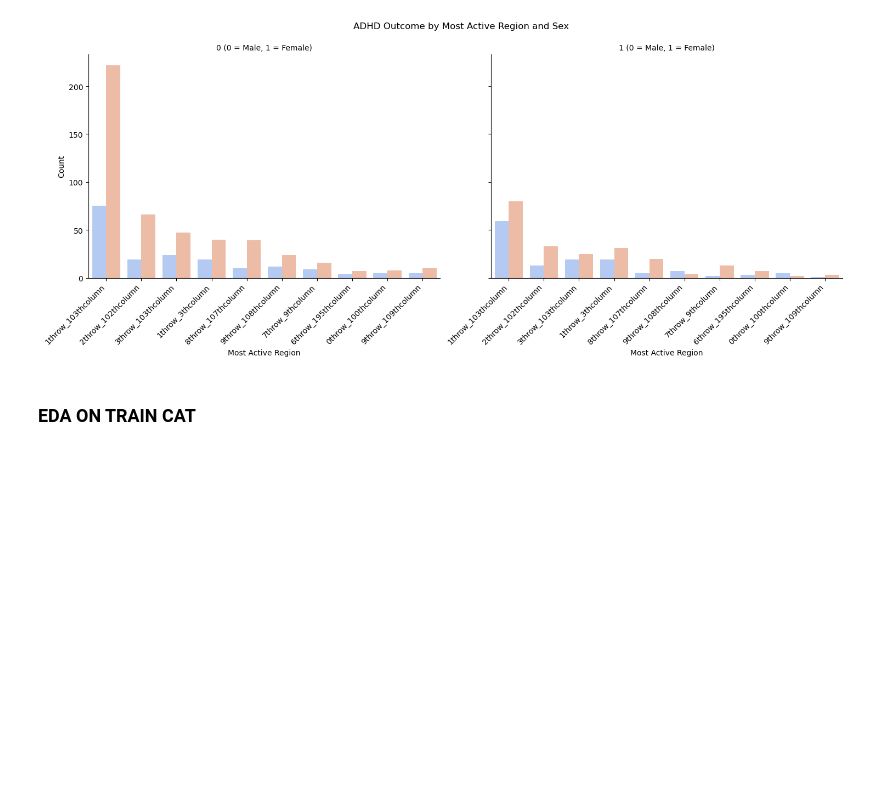
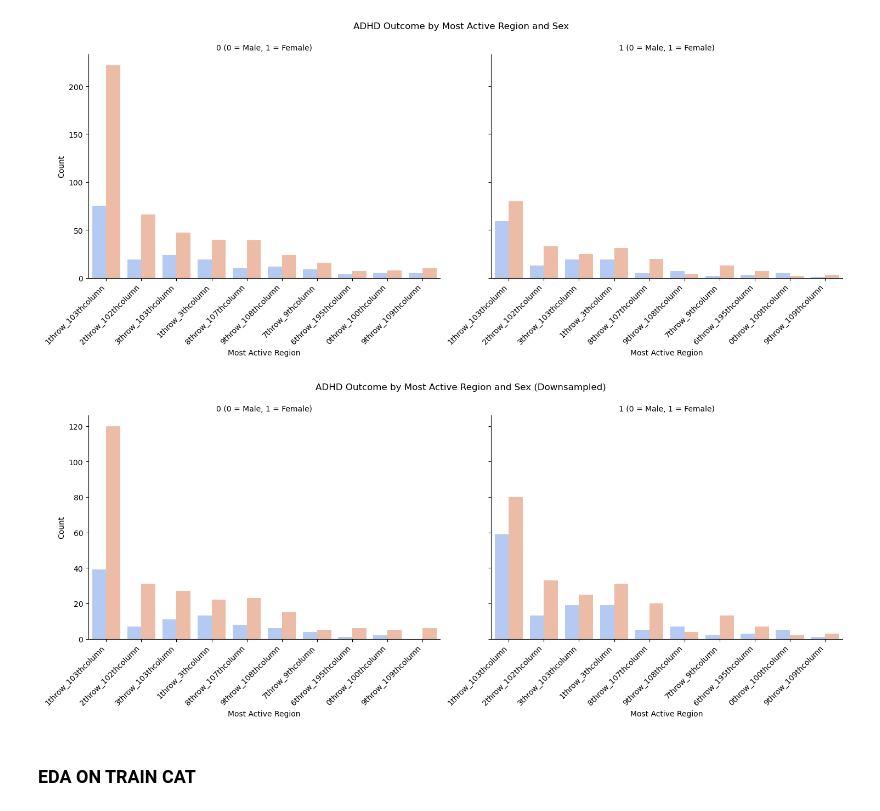
Before and after one commit to fatimahyusof/WiDS, a Jupyter notebook: Wids.ipynb, the cells around one changed output. Drawn from its saved outputs; the diff is of its cells as text; code cells hidden in the pictures; blank space fills up the shorter version.

Commit message:
changed code to use downsampled  data

```diff
--- a/Wids.ipynb
+++ b/Wids.ipynb
@@ -442,6 +444,36 @@ for ax in g.axes.flat:
 plt.show()
 # %% [output]
 [figure]
+# %%
+
+##using downsampled males and females
+# Step 5: Split the dataset into males and females
+df_male = df_filtered[df_filtered['Sex_F'] == 0]  # Male participants
+df_female = df_filtered[df_filtered['Sex_F'] == 1]  # Female participants
+
+# Step 6: Downsample the males to match the number of females
+df_male_downsampled = df_male.sample(n=len(df_female), random_state=42)
+
+# Step 7: Combine the downsampled males with females
+df_balanced = pd.concat([df_male_downsampled, df_female])
+
+# Step 8: Create the facet grid with the downsampled data
+g = sns.FacetGrid(df_balanced, col="Sex_F", height=5, aspect=1.5)
+g.map_dataframe(sns.countplot, x="max_activity_region", hue="ADHD_Outcome", palette="coolwarm", order=top_categories)
+
+# Formatting the plot
+g.set_axis_labels("Most Active Region", "Count")
+g.set_titles(col_template="{col_name} (0 = Male, 1 = Female)")
+g.fig.suptitle("ADHD Outcome by Most Active Region and Sex (Downsampled)", y=1.05)
+
+# Set fixed ticks before modifying labels
+for ax in g.axes.flat:
+    ax.set_xticks(ax.get_xticks())  # Ensure tick positions are fixed
+    ax.set_xticklabels(ax.get_xticklabels(), rotation=45, ha='right')  # Rotate safely
+
+plt.show()
+# %% [output]
+[figure, added]
 # %% [markdown]
 ### EDA ON TRAIN CAT
 # %%
```
Also changed, not shown: parts of 18 cells of this notebook.
